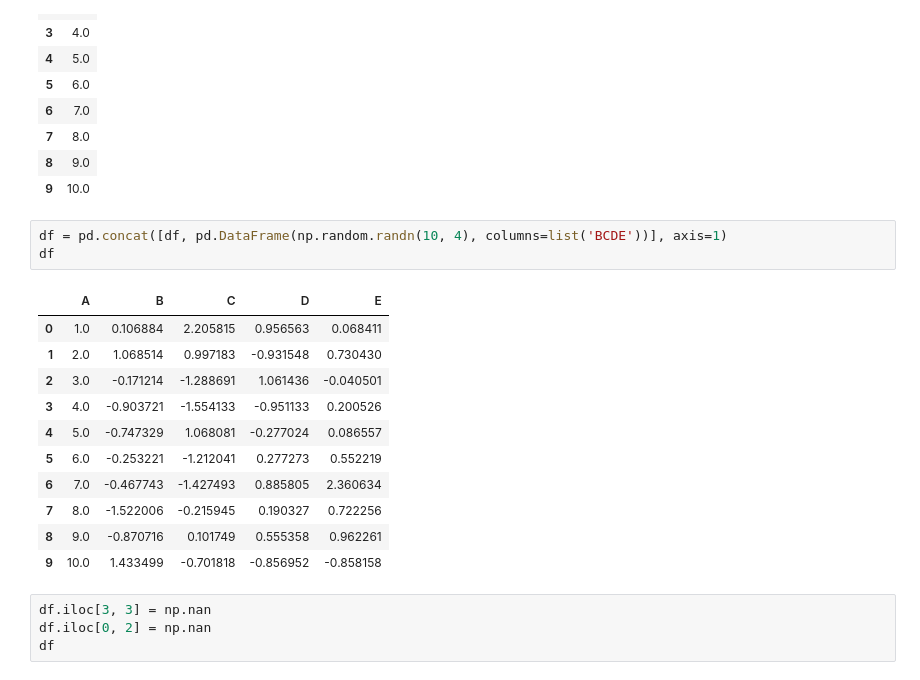
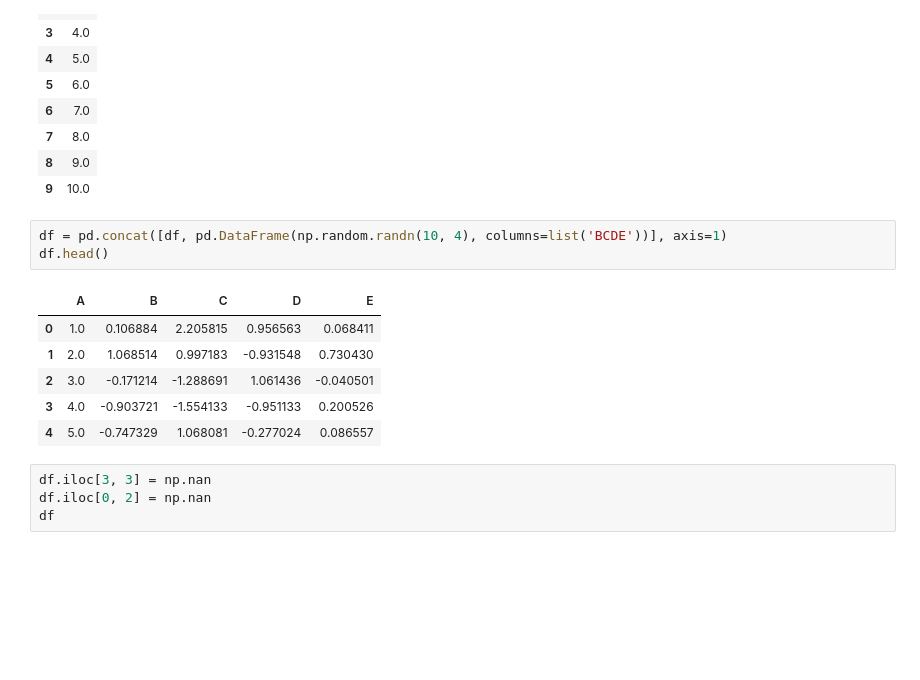
Before and after one commit to luciogutierrez/iron-hack, a Jupyter notebook: 2-module/12-pandas-styling/pandas-styling.ipynb, the cells around one changed output. Saved outputs shown, nothing was run; the diff lists cells and outputs as text; blank space fills up the shorter version.

```diff
--- a/2-module/12-pandas-styling/pandas-styling.ipynb
+++ b/2-module/12-pandas-styling/pandas-styling.ipynb
@@ -19,19 +19,14 @@ df
 | 9 | 10.0 |
 # %%
 df = pd.concat([df, pd.DataFrame(np.random.randn(10, 4), columns=list('BCDE'))], axis=1)
-df
+df.head()
 # %% [output]
 |  | A | B | C | D | E |
 | 0 | 1.0 | 0.106884 | 2.205815 | 0.956563 | 0.068411 |
 | 1 | 2.0 | 1.068514 | 0.997183 | -0.931548 | 0.730430 |
 | 2 | 3.0 | -0.171214 | -1.288691 | 1.061436 | -0.040501 |
 | 3 | 4.0 | -0.903721 | -1.554133 | -0.951133 | 0.200526 |
 | 4 | 5.0 | -0.747329 | 1.068081 | -0.277024 | 0.086557 |
-| 5 | 6.0 | -0.253221 | -1.212041 | 0.277273 | 0.552219 |
-| 6 | 7.0 | -0.467743 | -1.427493 | 0.885805 | 2.360634 |
-| 7 | 8.0 | -1.522006 | -0.215945 | 0.190327 | 0.722256 |
-| 8 | 9.0 | -0.870716 | 0.101749 | 0.555358 | 0.962261 |
-| 9 | 10.0 | 1.433499 | -0.701818 | -0.856952 | -0.858158 |
 # %%
 df.iloc[3, 3] = np.nan
 df.iloc[0, 2] = np.nan
```
Also changed, not shown: 2 other files.
